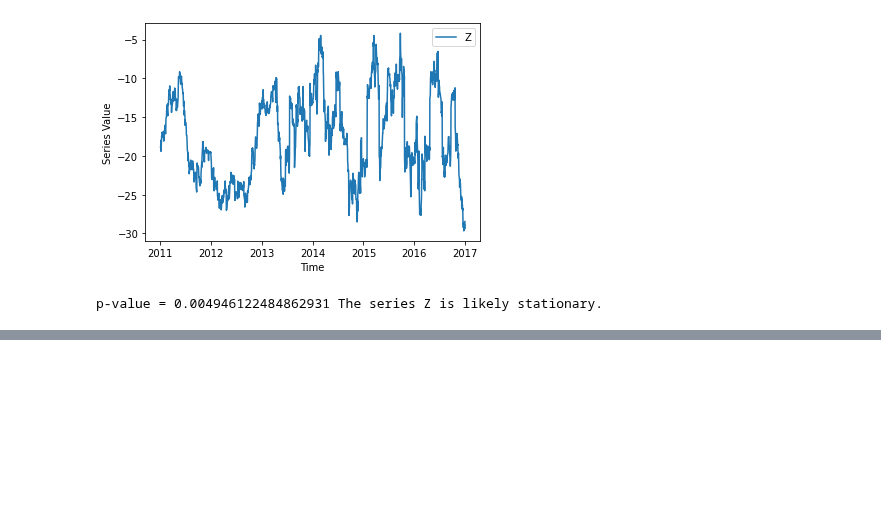
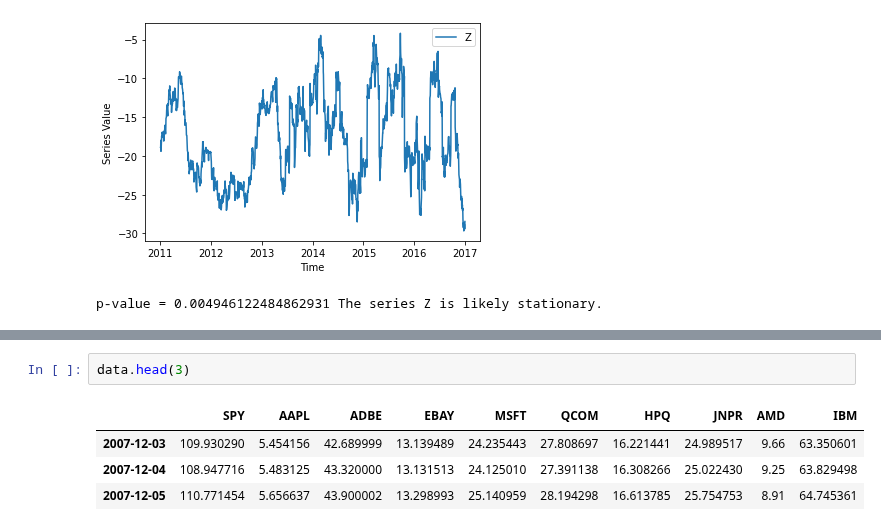
Before and after one commit to ahsank/runml, a Jupyter notebook: Fintest.ipynb, the cells around one changed output, grey strips where cells are left out. Saved outputs shown, nothing was run; the diff lists cells and outputs as text; blank space fills up the shorter version.

```diff
--- a/Fintest.ipynb
+++ b/Fintest.ipynb
@@ -201,0 +244,7 @@ p-value = 0.004946122484862931 The series Z is likely stationary.
+# %%
+data.head(3)
+# %% [output]
+|  | SPY | AAPL | ADBE | EBAY | MSFT | QCOM | HPQ | JNPR | AMD | IBM |
+| 2007-12-03 | 109.930290 | 5.454156 | 42.689999 | 13.139489 | 24.235443 | 27.808697 | 16.221441 | 24.989517 | 9.66 | 63.350601 |
+| 2007-12-04 | 108.947716 | 5.483125 | 43.320000 | 13.131513 | 24.125010 | 27.391138 | 16.308266 | 25.022430 | 9.25 | 63.829498 |
+| 2007-12-05 | 110.771454 | 5.656637 | 43.900002 | 13.298993 | 25.140959 | 28.194298 | 16.613785 | 25.754753 | 8.91 | 64.745361 |
```
Also changed, not shown: parts of 11 cells of this notebook.
